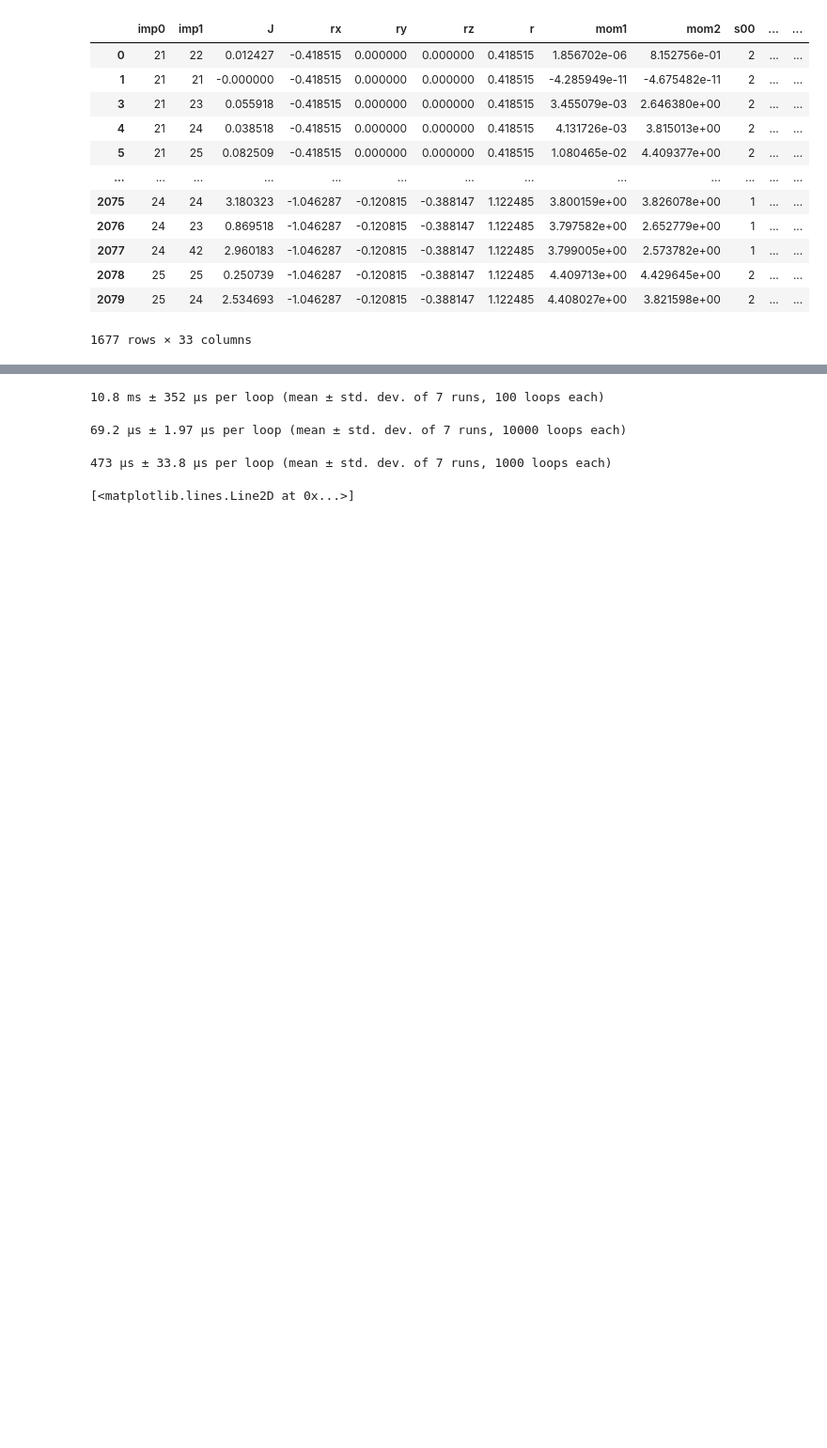
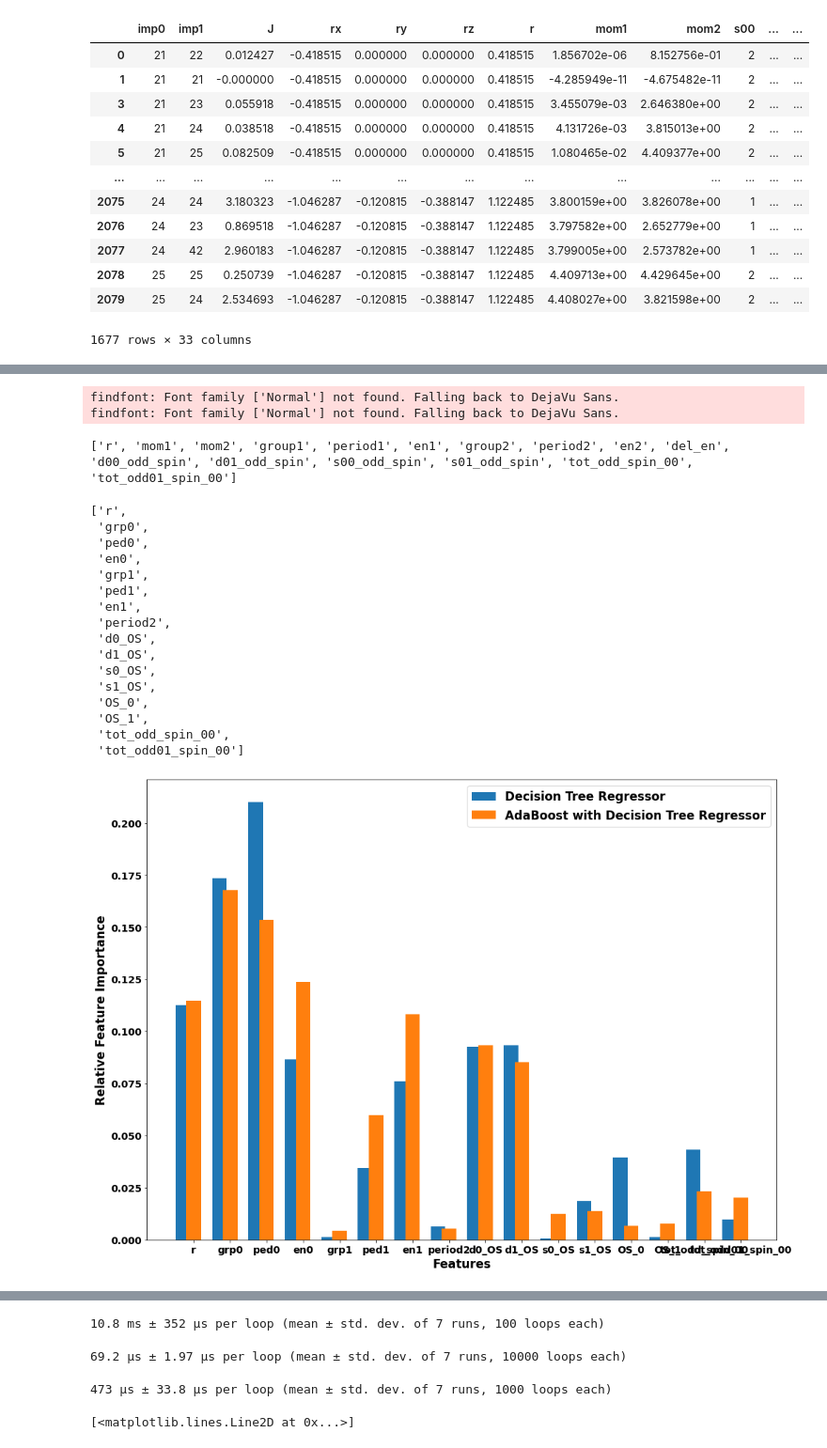
Before and after one commit to RubelMozumder/aiida_daily_work, a Jupyter notebook: Daily_Work_bin/ML_from_imps_data.ipynb, the cells around one changed output, grey strips where cells are left out. Shown at 94% size. Saved outputs shown, nothing was run; the diff lists cells and outputs as text; code cells hidden in the pictures; blank space fills up the shorter version.

```diff
--- a/Daily_Work_bin/ML_from_imps_data.ipynb
+++ b/Daily_Work_bin/ML_from_imps_data.ipynb
@@ -417,0 +365,54 @@ Subclasses:
+# %%
+np.sum(AdaBooRegDecTre2.feature_importances_)
+xtick = list(Xtrain2.columns)
+print(xtick)
+xtick[1]= 'grp0'
+xtick[2]= 'ped0'
+xtick[3]= 'en0'
+xtick[4]= 'grp1'
+xtick[5]= 'ped1'
+xtick[6]= 'en1'
+
+xtick[8]= 'd0_OS'
+xtick[9]= 'd1_OS'
+xtick[10]= 's0_OS'
+xtick[11]= 's1_OS'
+xtick[12]= 'OS_0'
+xtick[13]= 'OS_1'
+font = {'family':'Normal',
+        'size':14,
+        'weight':'bold'
+       }
+plt.rc('font',**font)
+plt.figure(figsize=(16,12))
+plt.bar(np.arange(len(Xtrain2.columns)), DecTreReg2.feature_importances_,  width=0.4, tick_label=xtick, label='Decision Tree Regressor')
+plt.bar(np.arange(len(Xtrain2.columns))+.3, AdaBooRegDecTre2.feature_importances_,  width=0.4, tick_label=xtick, label='AdaBoost with Decision Tree Regressor')
+
+plt.legend(fontsize='large')
+#plt.xticks(fontsize='large')
+plt.ylabel('Relative Feature Importance',fontdict=font, fontsize='large')
+plt.xlabel('Features',fontdict=font, fontsize='large')
+plt.savefig('Poster_Ml_featureimportance_01.jpeg', bbox_inches='tight')
+
+xtick
+# %% [output]
+findfont: Font family ['Normal'] not found. Falling back to DejaVu Sans.
+findfont: Font family ['Normal'] not found. Falling back to DejaVu Sans.
+['r', 'mom1', 'mom2', 'group1', 'period1', 'en1', 'group2', 'period2', 'en2', 'del_en', 'd00_odd_spin', 'd01_odd_spin', 's00_odd_spin', 's01_odd_spin', 'tot_odd_spin_00', 'tot_odd01_spin_00']
+['r',
+ 'grp0',
+ 'ped0',
+ 'en0',
+ 'grp1',
+ 'ped1',
+ 'en1',
+ 'period2',
+ 'd0_OS',
+ 'd1_OS',
+ 's0_OS',
+ 's1_OS',
+ 'OS_0',
+ 'OS_1',
+ 'tot_odd_spin_00',
+ 'tot_odd01_spin_00']
+[figure, added]
```
Also changed, not shown: parts of 29 cells of this notebook, 9 other files.
